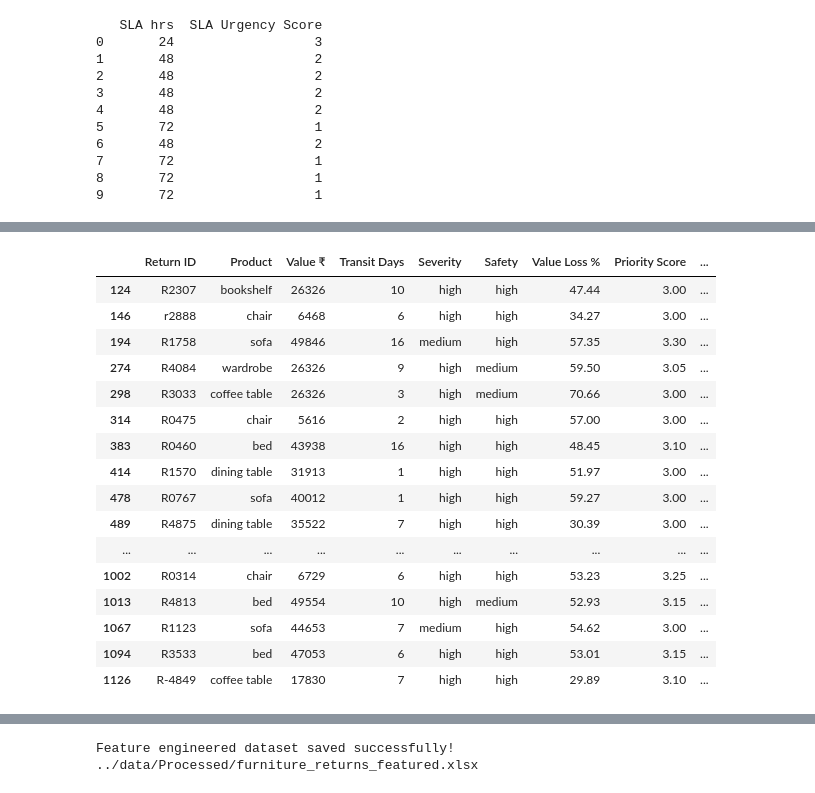
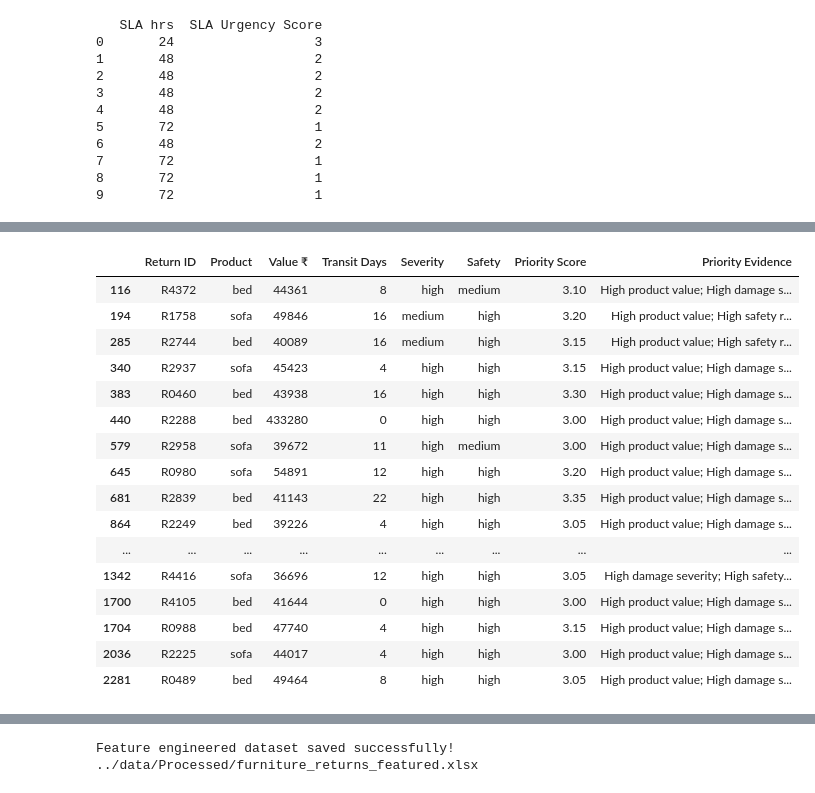
Before and after one commit to hariprabhapk6/Furniture-Return-Prioritizer, a Jupyter notebook: Notebooks/03_feature_engineering.ipynb, the cells around one changed output, grey strips where cells are left out. Saved outputs shown, nothing was run; the diff lists cells and outputs as text; code cells hidden in the pictures.

```diff
--- a/Notebooks/03_feature_engineering.ipynb
+++ b/Notebooks/03_feature_engineering.ipynb
@@ -74,7 +71,0 @@ df[important_columns].head(10)
-# %%
-df["Value Loss ₹"] = (
-    df["Resale Before ₹"]
-    - df["Resale After ₹"]
-)
-
-df["Value Loss ₹"].head()
@@ -511,0 +346,22 @@ df[
+# %%
+value_q1 = df["Value ₹"].quantile(0.25)
+value_q2 = df["Value ₹"].quantile(0.50)
+value_q3 = df["Value ₹"].quantile(0.75)
+
+def value_risk(value):
+    if value <= value_q1:
+        return 1
+    elif value <= value_q2:
+        return 2
+    elif value <= value_q3:
+        return 3
+    else:
+        return 4
+
+df["Value Risk Score"] = df["Value ₹"].apply(value_risk)
+
+print(
+    df[
+        ["Value ₹", "Value Risk Score"]
+    ].head(10)
+)
@@ -512,7 +380,7 @@ df[
 # %%
 df["Priority Score"] = (
 
-    df["Value Loss Risk Score"] * 0.30 +
+    df["Value Risk Score"] * 0.30 +
 
     df["Severity Score"] * 0.20 +
 
@@ -529,7 +397,7 @@ df["Priority Score"] = df["Priority Score"].round(2)
 
 df[
     [
-        "Value Loss Risk Score",
+        "Value Risk Score",
         "Severity Score",
         "Safety Score",
         "Transit Risk Score",
@@ -579,8 +447,8 @@ def create_evidence(row):
 
     reasons = []
 
-    if row["Value Loss Risk Score"] >= 3:
-        reasons.append("High resale value loss")
+    if row["Value Risk Score"] >= 4:
+        reasons.append("High product value")
 
     if row["Severity Score"] >= 3:
         reasons.append("High damage severity")
@@ -630,39 +498,38 @@ df[
 # %%
 high_priority = df[
     df["Priority"] == "High"
 ]
 
 high_priority[
     [
         "Return ID",
         "Product",
         "Value ₹",
         "Transit Days",
         "Severity",
         "Safety",
-        "Value Loss %",
         "Priority Score",
         "Priority Evidence"
     ]
 ].head(20)
 # %% [output]
-|  | Return ID | Product | Value ₹ | Transit Days | Severity | Safety | Value Loss % | Priority Score | ... |
-| 124 | R2307 | bookshelf | 26326 | 10 | high | high | 47.44 | 3.00 | ... |
-| 146 | r2888 | chair | 6468 | 6 | high | high | 34.27 | 3.00 | ... |
-| 194 | R1758 | sofa | 49846 | 16 | medium | high | 57.35 | 3.30 | ... |
-| 274 | R4084 | wardrobe | 26326 | 9 | high | medium | 59.50 | 3.05 | ... |
-| 298 | R3033 | coffee table | 26326 | 3 | high | medium | 70.66 | 3.00 | ... |
-| 314 | R0475 | chair | 5616 | 2 | high | high | 57.00 | 3.00 | ... |
-| 383 | R0460 | bed | 43938 | 16 | high | high | 48.45 | 3.10 | ... |
-| 414 | R1570 | dining table | 31913 | 1 | high | high | 51.97 | 3.00 | ... |
-| 478 | R0767 | sofa | 40012 | 1 | high | high | 59.27 | 3.00 | ... |
-| 489 | R4875 | dining table | 35522 | 7 | high | high | 30.39 | 3.00 | ... |
-| ... | ... | ... | ... | ... | ... | ... | ... | ... | ... |
-| 1002 | R0314 | chair | 6729 | 6 | high | high | 53.23 | 3.25 | ... |
-| 1013 | R4813 | bed | 49554 | 10 | high | medium | 52.93 | 3.15 | ... |
-| 1067 | R1123 | sofa | 44653 | 7 | medium | high | 54.62 | 3.00 | ... |
-| 1094 | R3533 | bed | 47053 | 6 | high | high | 53.01 | 3.15 | ... |
-| 1126 | R-4849 | coffee table | 17830 | 7 | high | high | 29.89 | 3.10 | ... |
+|  | Return ID | Product | Value ₹ | Transit Days | Severity | Safety | Priority Score | Priority Evidence |
+| 116 | R4372 | bed | 44361 | 8 | high | medium | 3.10 | High product value; High damage s... |
+| 194 | R1758 | sofa | 49846 | 16 | medium | high | 3.20 | High product value; High safety r... |
+| 285 | R2744 | bed | 40089 | 16 | medium | high | 3.15 | High product value; High safety r... |
+| 340 | R2937 | sofa | 45423 | 4 | high | high | 3.15 | High product value; High damage s... |
+| 383 | R0460 | bed | 43938 | 16 | high | high | 3.30 | High product value; High damage s... |
+| 440 | R2288 | bed | 433280 | 0 | high | high | 3.00 | High product value; High damage s... |
+| 579 | R2958 | sofa | 39672 | 11 | high | medium | 3.00 | High product value; High damage s... |
+| 645 | R0980 | sofa | 54891 | 12 | high | high | 3.20 | High product value; High damage s... |
+| 681 | R2839 | bed | 41143 | 22 | high | high | 3.35 | High product value; High damage s... |
+| 864 | R2249 | bed | 39226 | 4 | high | high | 3.05 | High product value; High damage s... |
+| ... | ... | ... | ... | ... | ... | ... | ... | ... |
+| 1342 | R4416 | sofa | 36696 | 12 | high | high | 3.05 | High damage severity; High safety... |
+| 1700 | R4105 | bed | 41644 | 0 | high | high | 3.00 | High product value; High damage s... |
+| 1704 | R0988 | bed | 47740 | 4 | high | high | 3.15 | High product value; High damage s... |
+| 2036 | R2225 | sofa | 44017 | 4 | high | high | 3.00 | High product value; High damage s... |
+| 2281 | R0489 | bed | 49464 | 8 | high | high | 3.05 | High product value; High damage s... |
 # %%
 priority_summary = pd.DataFrame({
     "Count": df["Priority"].value_counts(),
```
Also changed, not shown: parts of 18 cells of this notebook, 16 other files.
